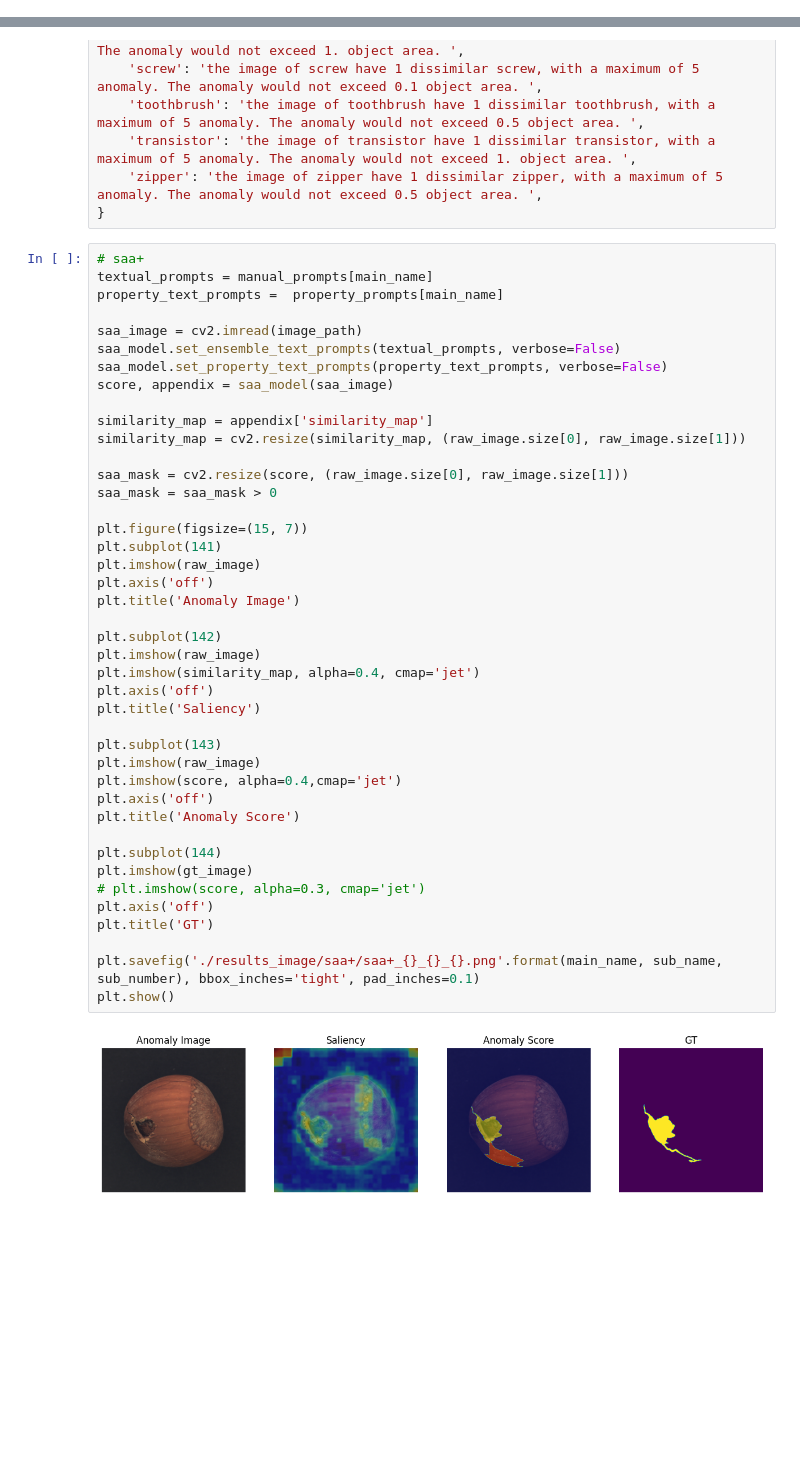
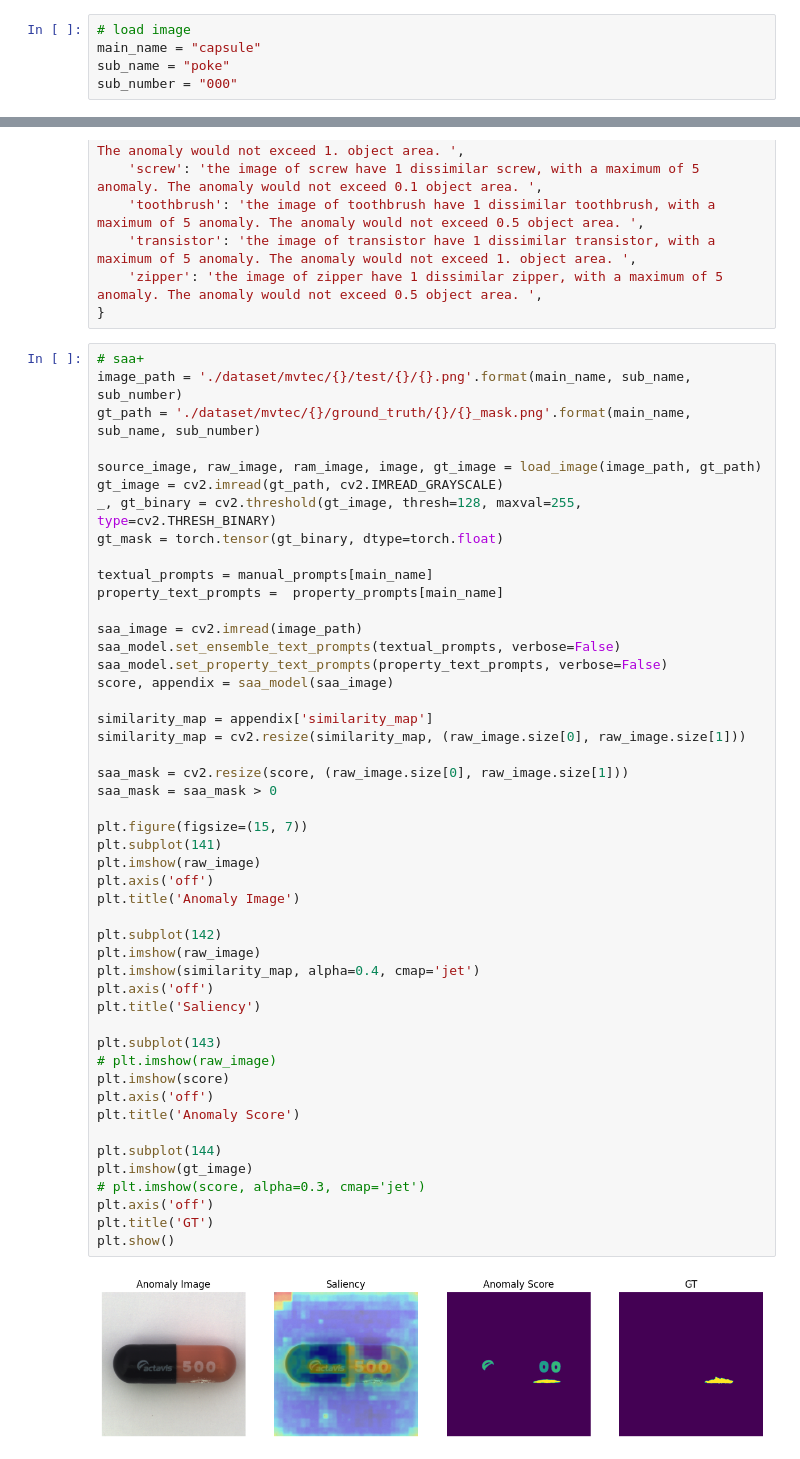
Before and after one commit to sybeam27/DOT-Prompt, a Jupyter notebook: ZSAS_v1 copy_0624sy copy.ipynb, the cells around one changed output, grey strips where cells are left out. Drawn from its saved outputs; the diff is of its cells as text; blank space fills up the shorter version.

```diff
--- a/ZSAS_v1 copy_0624sy copy.ipynb
+++ b/ZSAS_v1 copy_0624sy copy.ipynb
@@ -118 +116,6 @@ Special tokens have been added in the vocabulary, make sure the associated word
+# %%
+# load image
+main_name = "capsule"
+sub_name = "poke"
+sub_number = "000"
 # %%
@@ -1097,6 +467,14 @@ property_prompts = {
 }
 # %%
 # saa+
+image_path = './dataset/mvtec/{}/test/{}/{}.png'.format(main_name, sub_name, sub_number)
+gt_path = './dataset/mvtec/{}/ground_truth/{}/{}_mask.png'.format(main_name, sub_name, sub_number)
+
+source_image, raw_image, ram_image, image, gt_image = load_image(image_path, gt_path)
+gt_image = cv2.imread(gt_path, cv2.IMREAD_GRAYSCALE)
+_, gt_binary = cv2.threshold(gt_image, thresh=128, maxval=255, type=cv2.THRESH_BINARY)
+gt_mask = torch.tensor(gt_binary, dtype=torch.float)
+
 textual_prompts = manual_prompts[main_name]
 property_text_prompts =  property_prompts[main_name]
 
@@ -1107,35 +485,33 @@ score, appendix = saa_model(saa_image)
 
 similarity_map = appendix['similarity_map']
 similarity_map = cv2.resize(similarity_map, (raw_image.size[0], raw_image.size[1]))
 
 saa_mask = cv2.resize(score, (raw_image.size[0], raw_image.size[1]))
 saa_mask = saa_mask > 0
 
 plt.figure(figsize=(15, 7))
 plt.subplot(141)
 plt.imshow(raw_image)
 plt.axis('off')
 plt.title('Anomaly Image')
 
 plt.subplot(142)
 plt.imshow(raw_image)
 plt.imshow(similarity_map, alpha=0.4, cmap='jet')
 plt.axis('off')
 plt.title('Saliency')
 
 plt.subplot(143)
-plt.imshow(raw_image)
-plt.imshow(score, alpha=0.4,cmap='jet')
+# plt.imshow(raw_image)
+plt.imshow(score)
 plt.axis('off')
 plt.title('Anomaly Score')
 
 plt.subplot(144)
 plt.imshow(gt_image)
 # plt.imshow(score, alpha=0.3, cmap='jet')
 plt.axis('off')
 plt.title('GT')
-
-plt.savefig('./results_image/saa+/saa+_{}_{}_{}.png'.format(main_name, sub_name, sub_number), bbox_inches='tight', pad_inches=0.1)
 plt.show()
 # %% [output]
-[figure, old version]
+[figure, new version]
```
Also changed, not shown: parts of 49 cells of this notebook, 2 other files.
